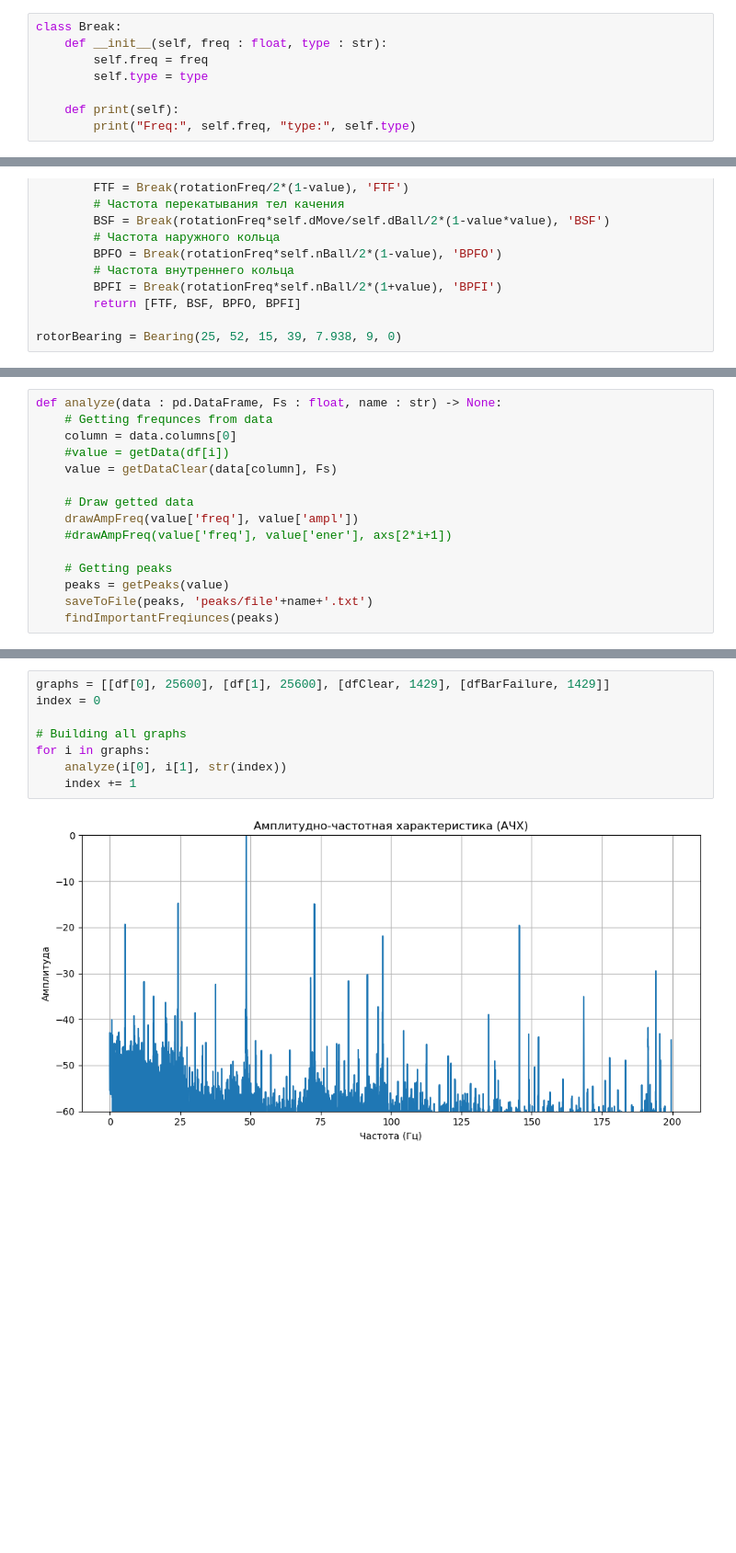
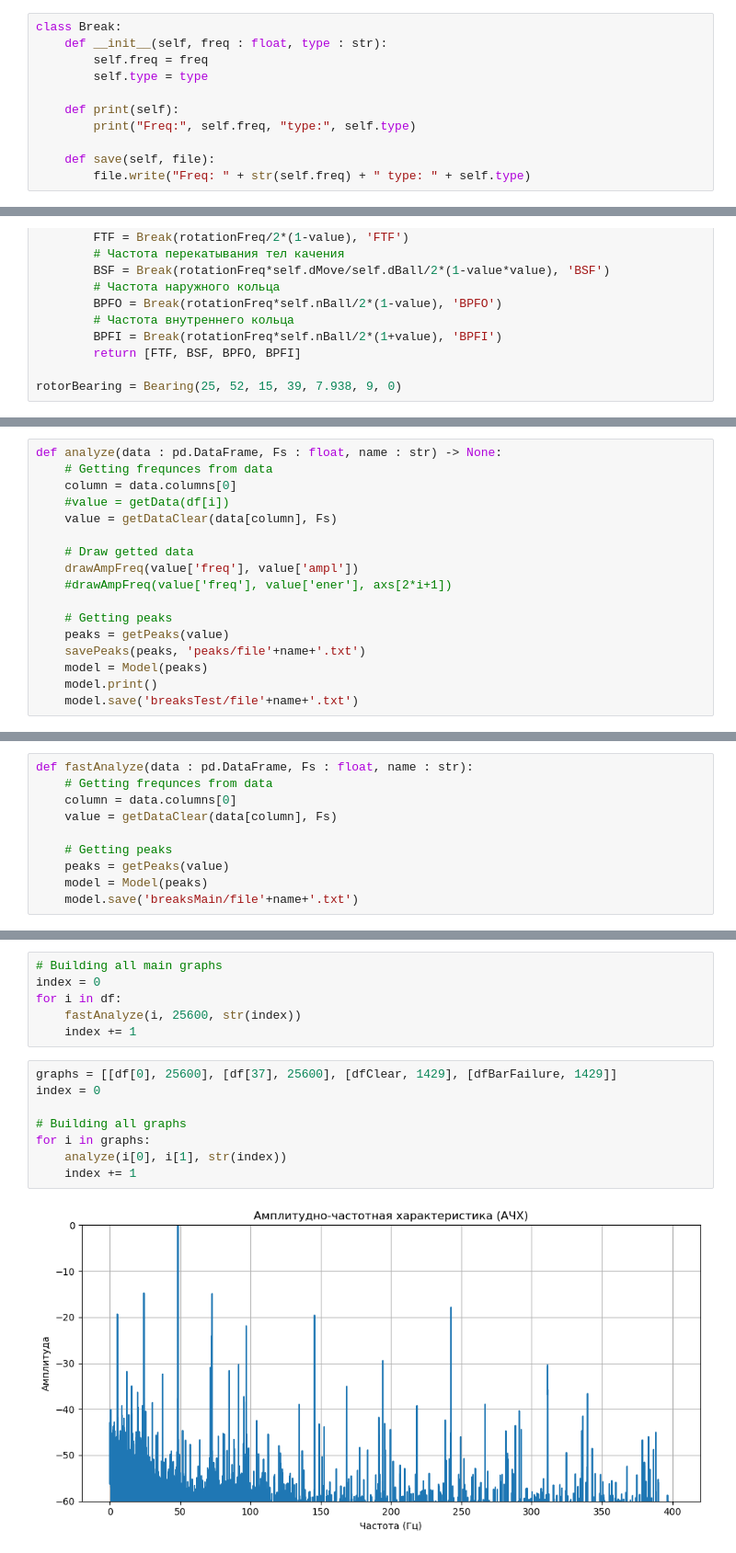
Before and after one commit to kolyaka32/freqiuncesAnalyzer, a Jupyter notebook: plots.ipynb, the cells around one changed output, grey strips where cells are left out. Shown: that part at 92% size. Cells and saved outputs as stored; diff of their text form; blank space fills up the shorter version.

Commit message:
Updated project structure for OOP
Analyze most of dataframes

```diff
--- a/plots.ipynb
+++ b/plots.ipynb
@@ -118,6 +118,9 @@ class Break:
 
     def print(self):
         print("Freq:", self.freq, "type:", self.type)
+
+    def save(self, file):
+        file.write("Freq: " + str(self.freq) + " type: " + self.type)
 # %%
 class Bearing:
     def __init__(self, d : float, D : float, b : float, dMove : float, dBall : float, nBall : int, alpha : float = 0):
@@ -204,5 +228,7 @@ def analyze(data : pd.DataFrame, Fs : float, name : str) -> None:
 
     # Getting peaks
     peaks = getPeaks(value)
-    saveToFile(peaks, 'peaks/file'+name+'.txt')
-    findImportantFreqiunces(peaks)
+    savePeaks(peaks, 'peaks/file'+name+'.txt')
+    model = Model(peaks)
+    model.print()
+    model.save('breaksTest/file'+name+'.txt')
@@ -229,0 +235,10 @@ Freq: 145.85332883390504 type: stator x3
+# %%
+def fastAnalyze(data : pd.DataFrame, Fs : float, name : str):
+    # Getting frequnces from data
+    column = data.columns[0]
+    value = getDataClear(data[column], Fs)
+
+    # Getting peaks
+    peaks = getPeaks(value)
+    model = Model(peaks)
+    model.save('breaksMain/file'+name+'.txt')
@@ -230,10 +266,16 @@ Freq: 145.85332883390504 type: stator x3
+# %%
+# Building all main graphs
+index = 0
+for i in df:
+    fastAnalyze(i, 25600, str(index))
+    index += 1
 # %%
-graphs = [[df[0], 25600], [df[1], 25600], [dfClear, 1429], [dfBarFailure, 1429]]
+graphs = [[df[0], 25600], [df[37], 25600], [dfClear, 1429], [dfBarFailure, 1429]]
 index = 0
 
 # Building all graphs
 for i in graphs:
     analyze(i[0], i[1], str(index))
     index += 1
 # %% [output]
-[figure, old version]
+[figure, new version]
```
Also changed, not shown: parts of 6 cells of this notebook, 48 other files.
